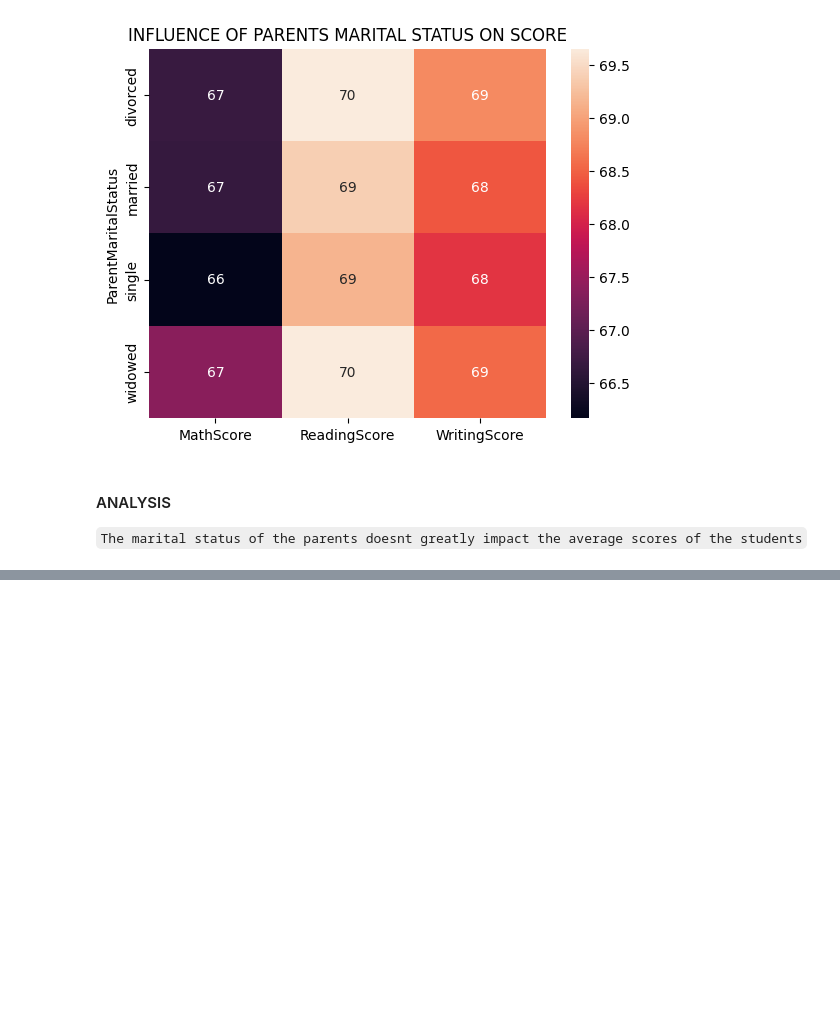
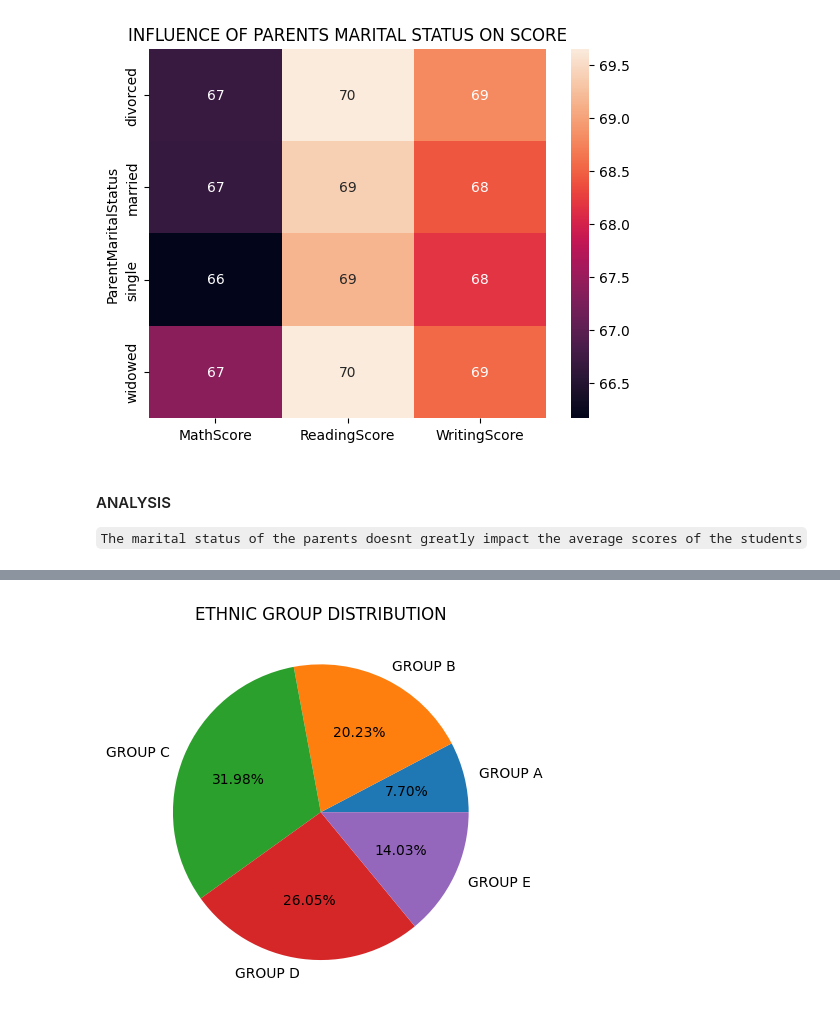
Before and after one commit to SUVAJIT-KARMAKAR/STUDENT-RESULT-ANALYSIS, a Jupyter notebook: RESULTANALYSIS.ipynb, the cells around one changed output, grey strips where cells are left out. Saved outputs shown, nothing was run; the diff lists cells and outputs as text; code cells hidden in the pictures; blank space fills up the shorter version.

Commit message:
SUVAJITKARMAKAR | STUDENT RESULT ANALYSIS | Analysis of ethinic group distribution

```diff
--- a/RESULTANALYSIS.ipynb
+++ b/RESULTANALYSIS.ipynb
@@ -197,0 +242,3 @@ plot.show()
+# %%
+group_c = dataframe.loc[(dataframe["EthnicGroup"] == "group C")].count()
+print(group_c)
@@ -197,0 +261,3 @@ plot.show()
+# %%
+group_d = dataframe.loc[(dataframe["EthnicGroup"] == "group D")].count()
+print(group_d)
@@ -197,0 +280,3 @@ plot.show()
+# %%
+group_e = dataframe.loc[(dataframe["EthnicGroup"] == "group E")].count()
+print(group_e)
@@ -197,0 +299,22 @@ plot.show()
+# %%
+ethnic_group_list = [
+    group_a["EthnicGroup"],
+    group_b["EthnicGroup"],
+    group_c["EthnicGroup"],
+    group_d["EthnicGroup"],
+    group_e["EthnicGroup"],
+]
+# %%
+ethnic_labels = [
+    "GROUP A",
+    "GROUP B",
+    "GROUP C",
+    "GROUP D",
+    "GROUP E"
+]
+
+plot.pie(ethnic_group_list, labels=ethnic_labels, autopct= "%1.2f%%")
+plot.title("ETHNIC GROUP DISTRIBUTION")
+plot.show()
+# %% [output]
+[figure, added]
```
Also changed, not shown: parts of 13 cells of this notebook, 1 other file.
